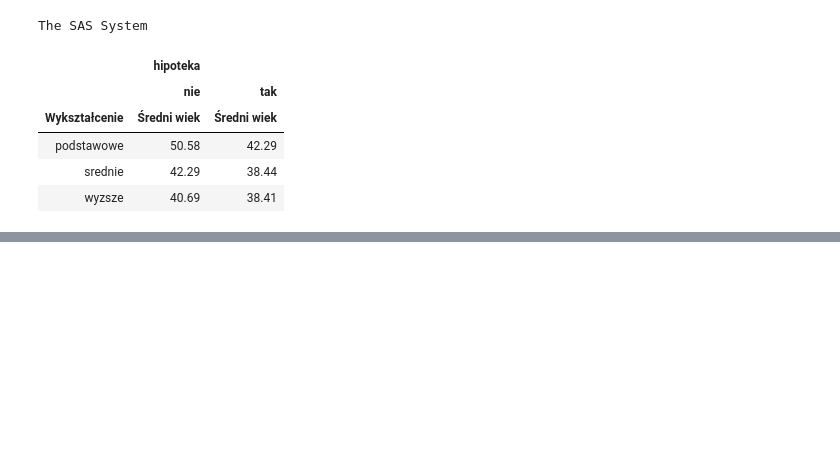
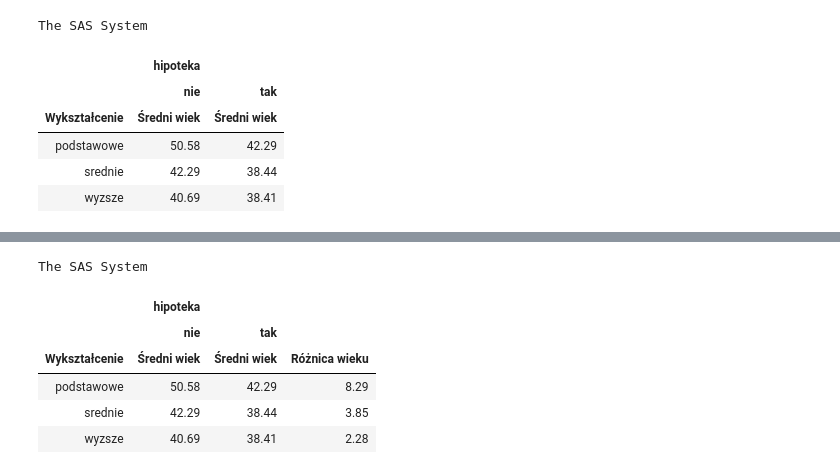
Before and after one commit to lwawrowski/przetwarzanie-danych-SAS, a Jupyter notebook: 08-report.ipynb, the cells around one changed output, grey strips where cells are left out. Saved outputs shown, nothing was run; the diff lists cells and outputs as text; code cells hidden in the pictures; blank space fills up the shorter version.

```diff
--- a/08-report.ipynb
+++ b/08-report.ipynb
@@ -317,0 +328,19 @@ The SAS System
+# %%
+proc report data=bib.bank;
+column wykszt hipoteka, wiek wiek_roznica;
+define wykszt / group "Wykształcenie";
+define hipoteka / across;
+define wiek / analysis mean "Średni wiek" format=5.2;
+define wiek_roznica / computed "Różnica wieku" format=5.2;
+compute wiek_roznica;
+ wiek_roznica=abs(_c2_-_c3_);
+endcomp;
+run;
+# %% [output]
+The SAS System
+|  | hipoteka |  |  |
+|  | nie | tak |  |
+| Wykształcenie | Średni wiek | Średni wiek | Różnica wieku |
+| podstawowe | 50.58 | 42.29 | 8.29 |
+| srednie | 42.29 | 38.44 | 3.85 |
+| wyzsze | 40.69 | 38.41 | 2.28 |
```
Also changed, not shown: parts of 9 cells of this notebook, 5 other files.
